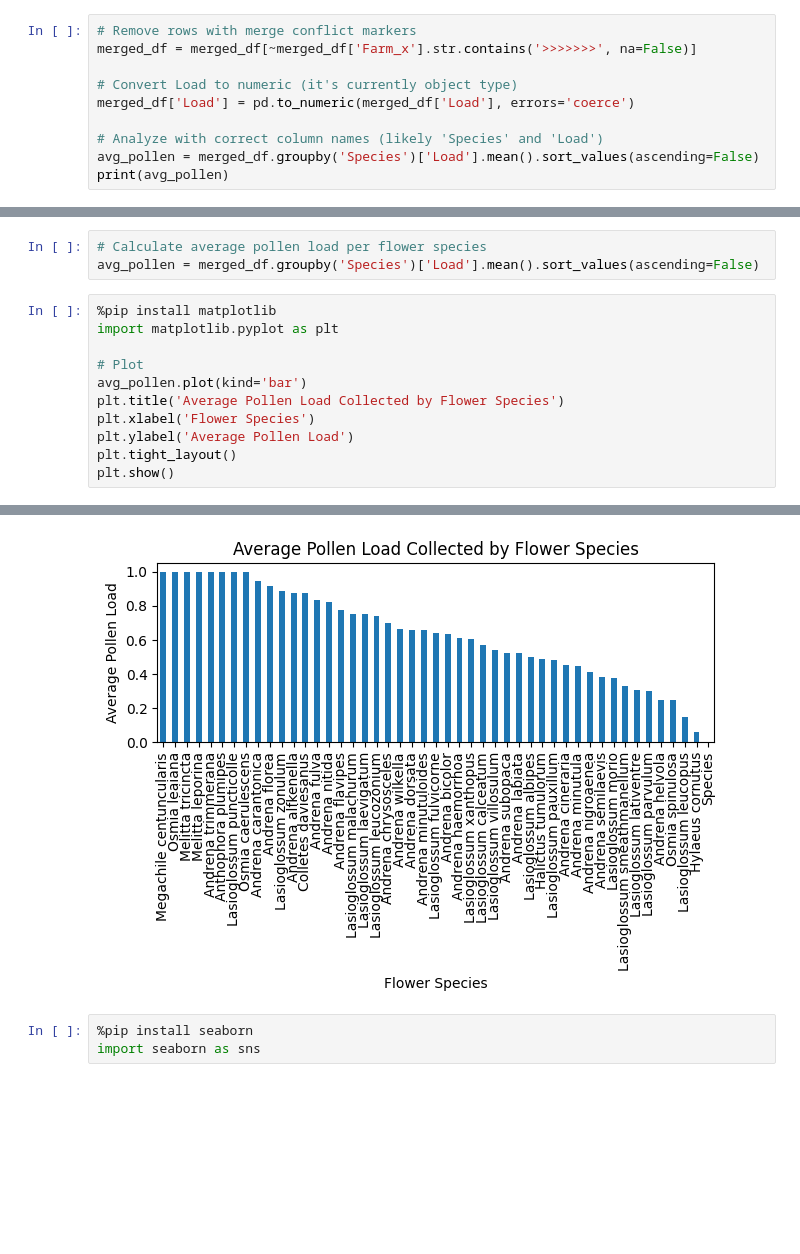
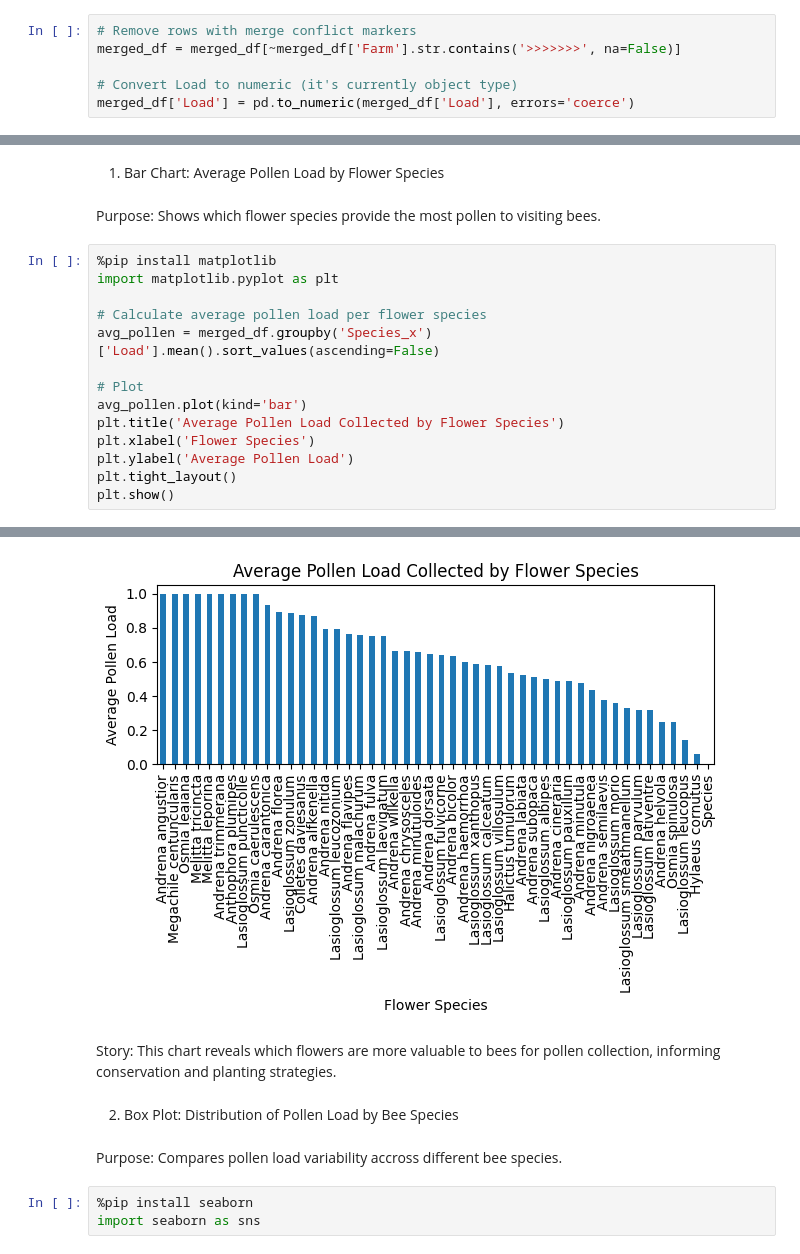
Before and after one commit to schneiderkelsey/wuuwuudata.github.io, a Jupyter notebook: plots_kelseyschneider/notebooks/visualizations.ipynb, the cells around one changed output, grey strips where cells are left out. Drawn from its saved outputs; the diff is of its cells as text; blank space fills up the shorter version.

```diff
--- a/plots_kelseyschneider/notebooks/visualizations.ipynb
+++ b/plots_kelseyschneider/notebooks/visualizations.ipynb
@@ -113,11 +113,7 @@ Categorical columns: ['Farm_x', 'Type_x', 'Round_x', 'Date_x', 'Species_x', 'Loa
 Use the column names shown above to create your analysis
 # %%
 # Remove rows with merge conflict markers
-merged_df = merged_df[~merged_df['Farm_x'].str.contains('>>>>>>>', na=False)]
+merged_df = merged_df[~merged_df['Farm'].str.contains('>>>>>>>', na=False)]
 
 # Convert Load to numeric (it's currently object type)
 merged_df['Load'] = pd.to_numeric(merged_df['Load'], errors='coerce')
-
-# Analyze with correct column names (likely 'Species' and 'Load')
-avg_pollen = merged_df.groupby('Species')['Load'].mean().sort_values(ascending=False)
-print(avg_pollen)
@@ -147,9 +120,13 @@ See the caveats in the documentation: https://pandas.pydata.org/pandas-docs/stab
-# %%
-# Calculate average pollen load per flower species
-avg_pollen = merged_df.groupby('Species')['Load'].mean().sort_values(ascending=False)
+# %% [markdown]
+1. Bar Chart: Average Pollen Load by Flower Species
+# %% [markdown]
+Purpose: Shows which flower species provide the most pollen to visiting bees.
 # %%
 %pip install matplotlib
 import matplotlib.pyplot as plt
+
+# Calculate average pollen load per flower species
+avg_pollen = merged_df.groupby('Species_x')['Load'].mean().sort_values(ascending=False)
 
 # Plot
 avg_pollen.plot(kind='bar')
@@ -183,5 +152,11 @@ Successfully installed contourpy-1.3.3 cycler-0.12.1 fonttools-4.61.0 kiwisolver
 Note: you may need to restart the kernel to use updated packages.
-[figure, old version]
+[figure, new version]
+# %% [markdown]
+Story: This chart reveals which flowers are more valuable to bees for pollen collection, informing conservation and planting strategies.
+# %% [markdown]
+2. Box Plot: Distribution of Pollen Load by Bee Species
+# %% [markdown]
+Purpose: Compares pollen load variability accross different bee species.
 # %%
 %pip install seaborn
 import seaborn as sns
```
Also changed, not shown: parts of 15 cells of this notebook, 6 other files.
